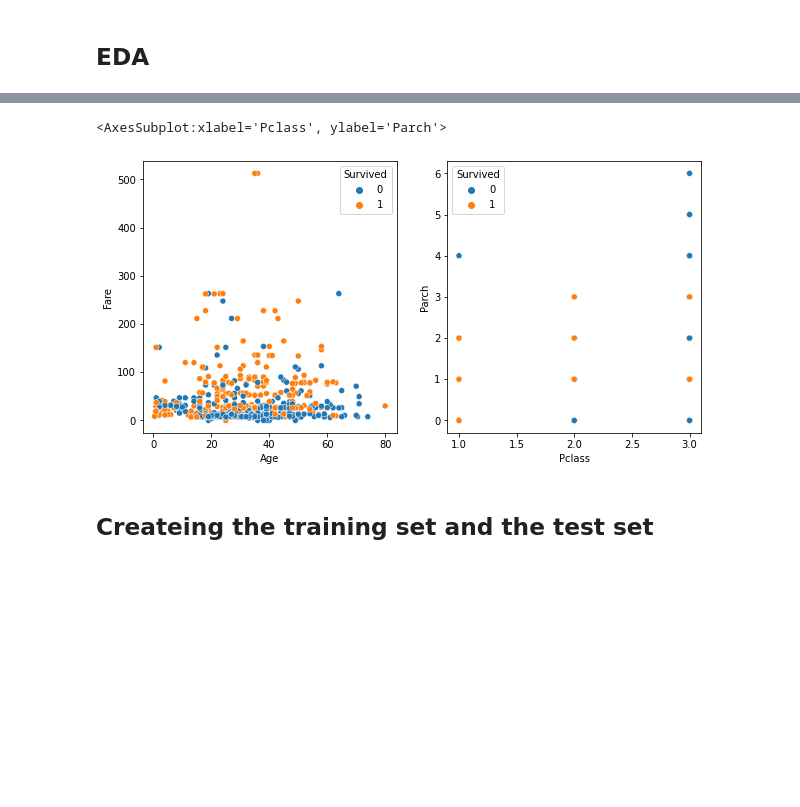
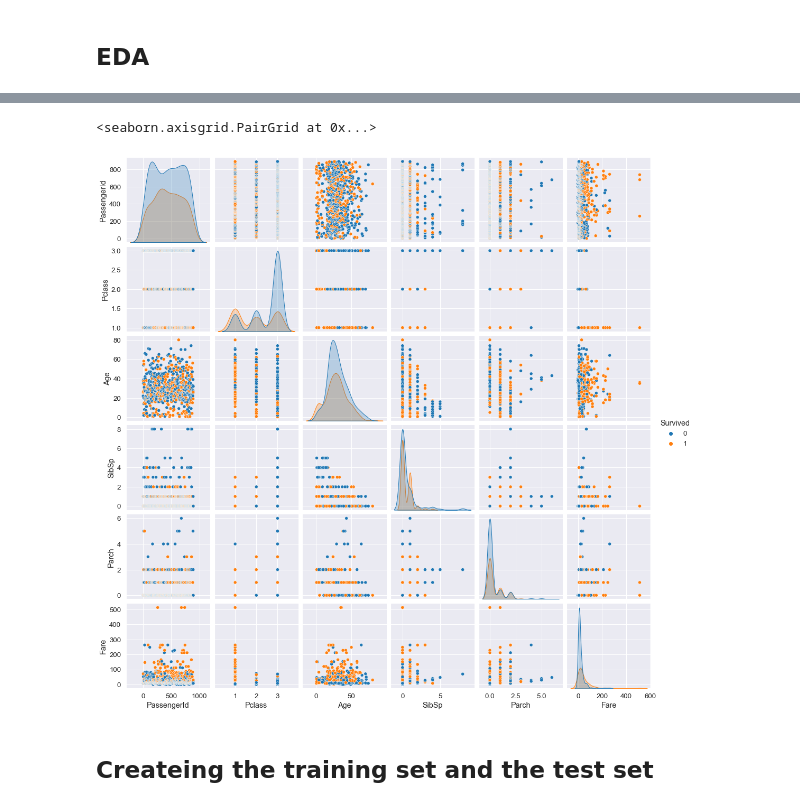
Before and after one commit to Mohammad8921/Titanic, a Jupyter notebook: Titanic-EDA & Bacis Modeling/Titanic.ipynb, the cells around one changed output, grey strips where cells are left out. Cells and saved outputs as stored; diff of their text form; code cells hidden in the pictures; blank space fills up the shorter version.

```diff
--- a/Titanic-EDA & Bacis Modeling/Titanic.ipynb
+++ b/Titanic-EDA & Bacis Modeling/Titanic.ipynb
@@ -102,10 +105,8 @@ sns.catplot(data=dataset_eda, x='Survived', col='Parch', kind='count', col_wrap=
-# %%
-ax = plt.figure(figsize=(10,5)).subplots(1,2)
-sns.scatterplot(data=dataset_eda, x='Age', y='Fare', hue='Survived', ax=ax[0])
-sns.scatterplot(data=dataset_eda, x='Pclass', y='Parch', hue='Survived', ax=ax[1])
-# %% [output]
-<AxesSubplot:xlabel='Pclass', ylabel='Parch'>
-[figure, removed]
+# %%
+sns.pairplot(data=dataset_eda, hue='Survived')
+# %% [output]
+<seaborn.axisgrid.PairGrid at 0x...>
+[figure, added]
 # %% [markdown]
 ## Createing the training set and the test set
 # %%
```
Also changed, not shown: parts of 11 cells of this notebook, 5 other files.
